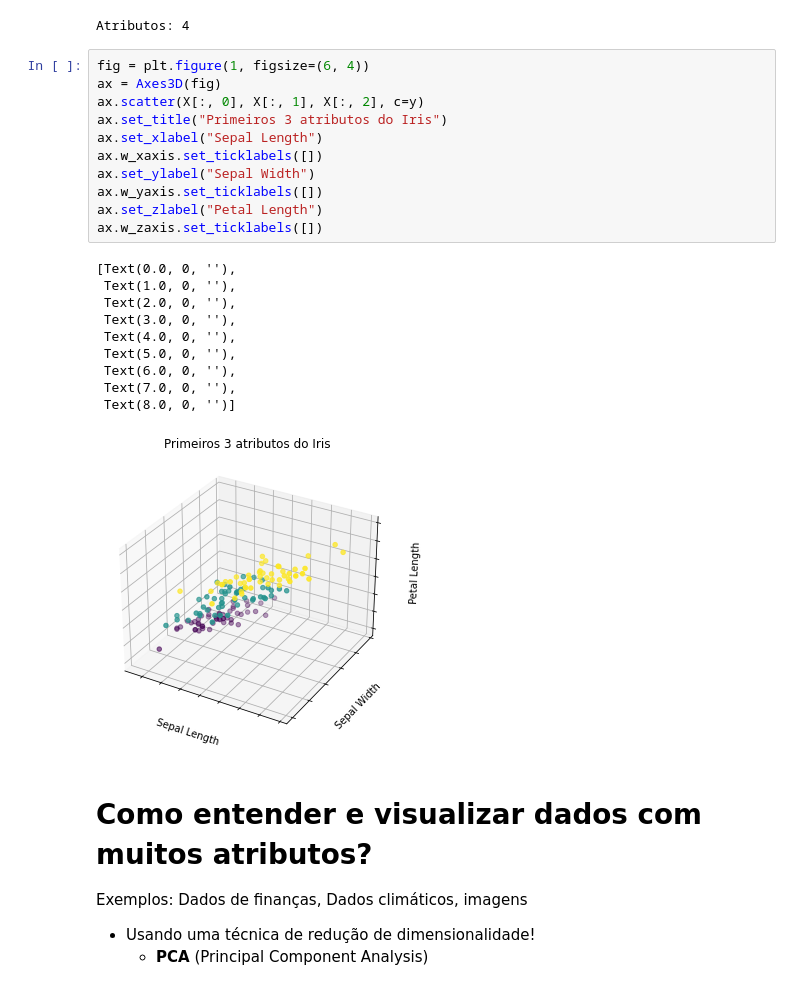
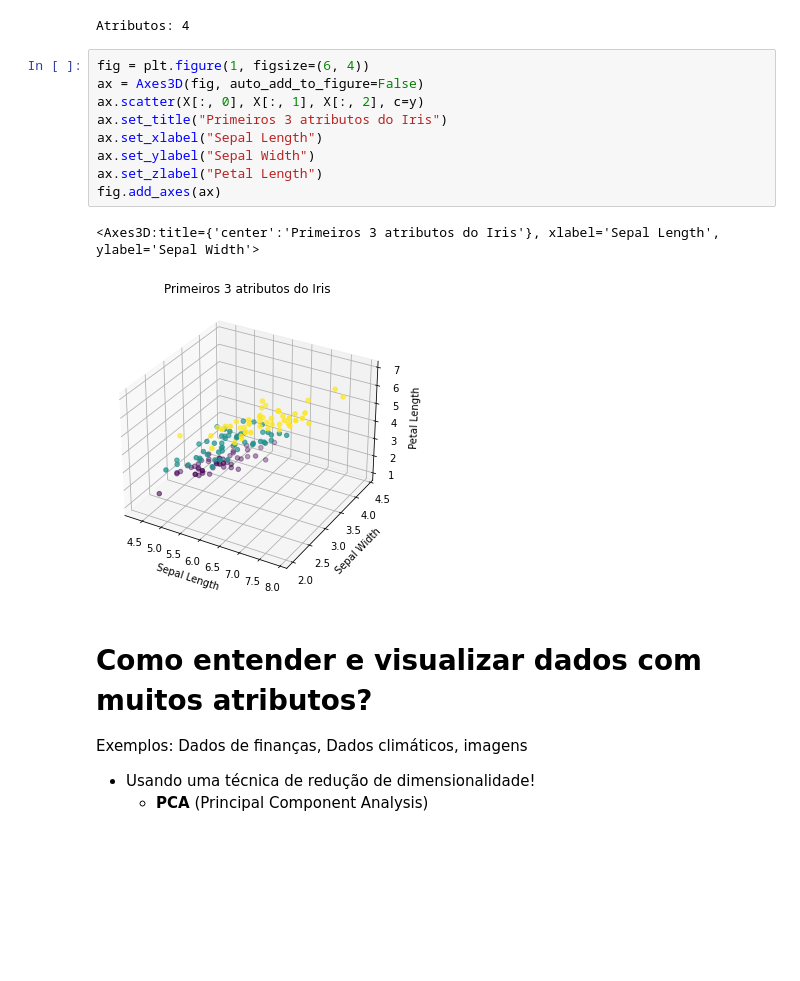
Before and after one commit to danieljunior/tutorial_sklearn, a Jupyter notebook: Primeiros Passos em Aprendizado de Máquina com sklearn.ipynb, the cells around one changed output. Saved outputs shown, nothing was run; the diff lists cells and outputs as text; blank space fills up the shorter version.

```diff
--- a/Primeiros Passos em Aprendizado de Máquina com sklearn.ipynb
+++ b/Primeiros Passos em Aprendizado de Máquina com sklearn.ipynb
@@ -513,26 +519,16 @@ y = iris.target
 Atributos: 4
 # %%
 fig = plt.figure(1, figsize=(6, 4))
-ax = Axes3D(fig)
+ax = Axes3D(fig, auto_add_to_figure=False)
 ax.scatter(X[:, 0], X[:, 1], X[:, 2], c=y)
 ax.set_title("Primeiros 3 atributos do Iris")
 ax.set_xlabel("Sepal Length")
-ax.w_xaxis.set_ticklabels([])
 ax.set_ylabel("Sepal Width")
-ax.w_yaxis.set_ticklabels([])
 ax.set_zlabel("Petal Length")
-ax.w_zaxis.set_ticklabels([])
+fig.add_axes(ax)
 # %% [output]
-[Text(0.0, 0, ''),
- Text(1.0, 0, ''),
- Text(2.0, 0, ''),
- Text(3.0, 0, ''),
- Text(4.0, 0, ''),
- Text(5.0, 0, ''),
- Text(6.0, 0, ''),
- Text(7.0, 0, ''),
- Text(8.0, 0, '')]
+<Axes3D:title={'center':'Primeiros 3 atributos do Iris'}, xlabel='Sepal Length', ylabel='Sepal Width'>
-[figure, old version]
+[figure, new version]
 # %% [markdown]
 # Como entender e visualizar dados com muitos atributos?
 Exemplos: Dados de finanças, Dados climáticos, imagens
```
Also changed, not shown: parts of 9 cells of this notebook, 1 other file.
